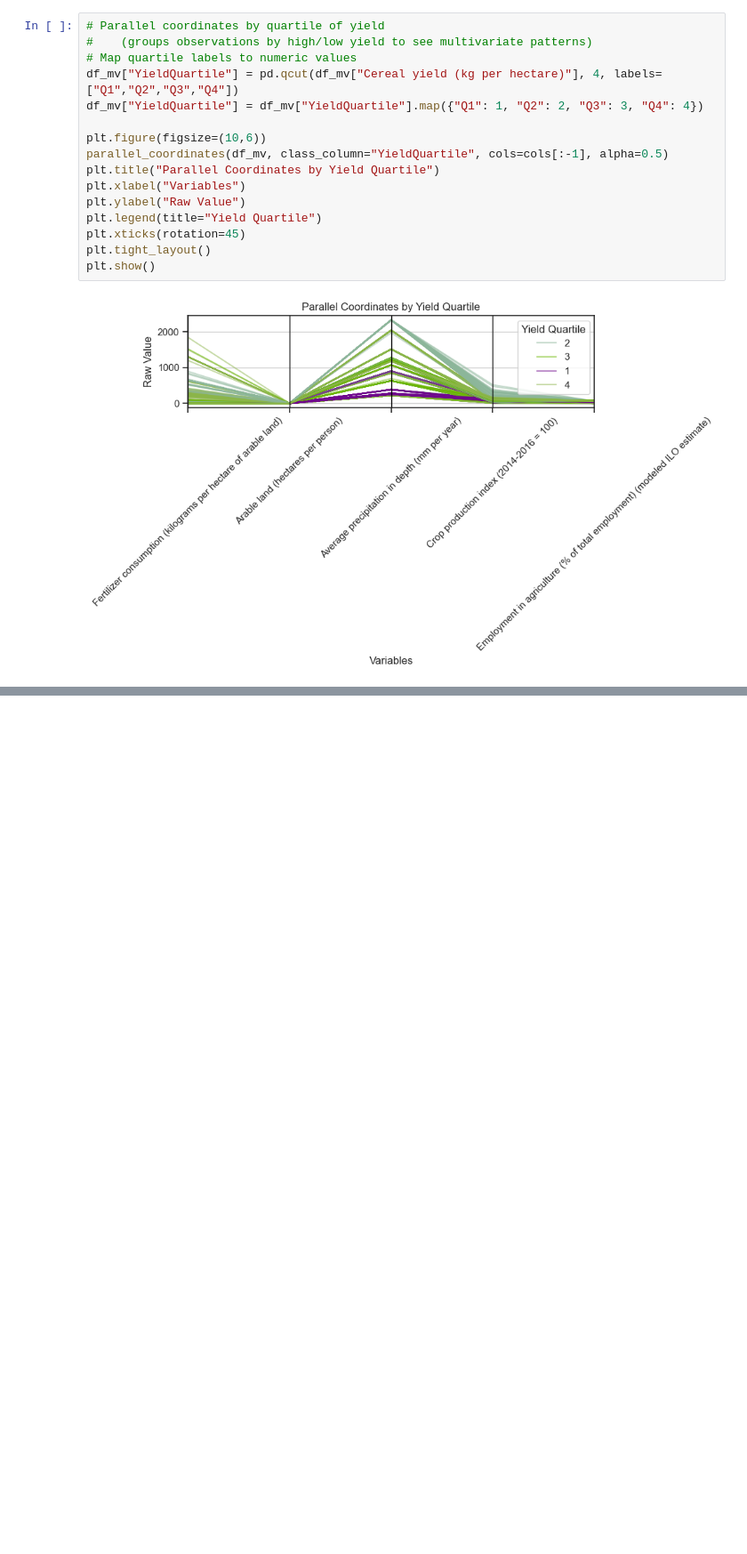
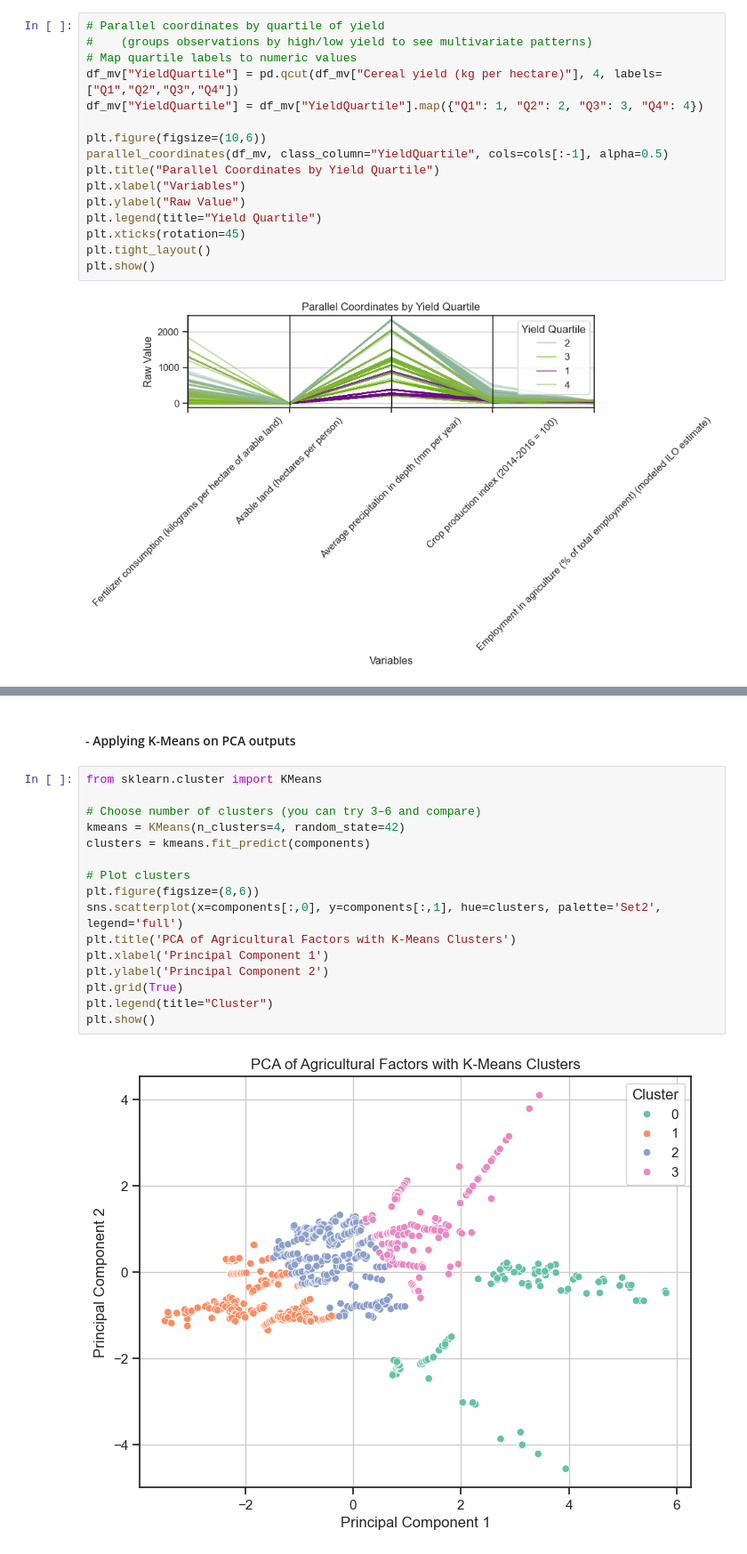
Before and after one commit to Rodgerdev/east-africa-fertilizer-project, a Jupyter notebook: east_africa_proj.ipynb, the cells around one changed output, grey strips where cells are left out. Shown at 89% size. Drawn from its saved outputs; the diff is of its cells as text; blank space fills up the shorter version.

```diff
--- a/east_africa_proj.ipynb
+++ b/east_africa_proj.ipynb
@@ -662,0 +690,20 @@ plt.show()
+# %% [markdown]
+#### - Applying K-Means on PCA outputs
+# %%
+from sklearn.cluster import KMeans
+
+# Choose number of clusters (you can try 3–6 and compare)
+kmeans = KMeans(n_clusters=4, random_state=42)
+clusters = kmeans.fit_predict(components)
+
+# Plot clusters
+plt.figure(figsize=(8,6))
+sns.scatterplot(x=components[:,0], y=components[:,1], hue=clusters, palette='Set2', legend='full')
+plt.title('PCA of Agricultural Factors with K-Means Clusters')
+plt.xlabel('Principal Component 1')
+plt.ylabel('Principal Component 2')
+plt.grid(True)
+plt.legend(title="Cluster")
+plt.show()
+# %% [output]
+[figure, added]
```
Also changed, not shown: parts of 15 cells of this notebook.
